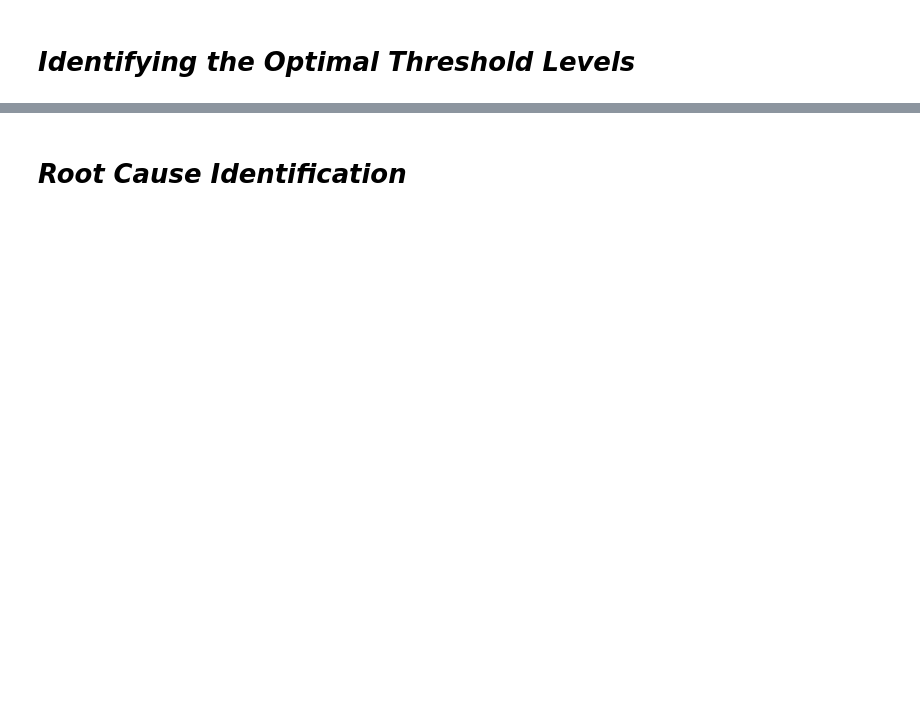
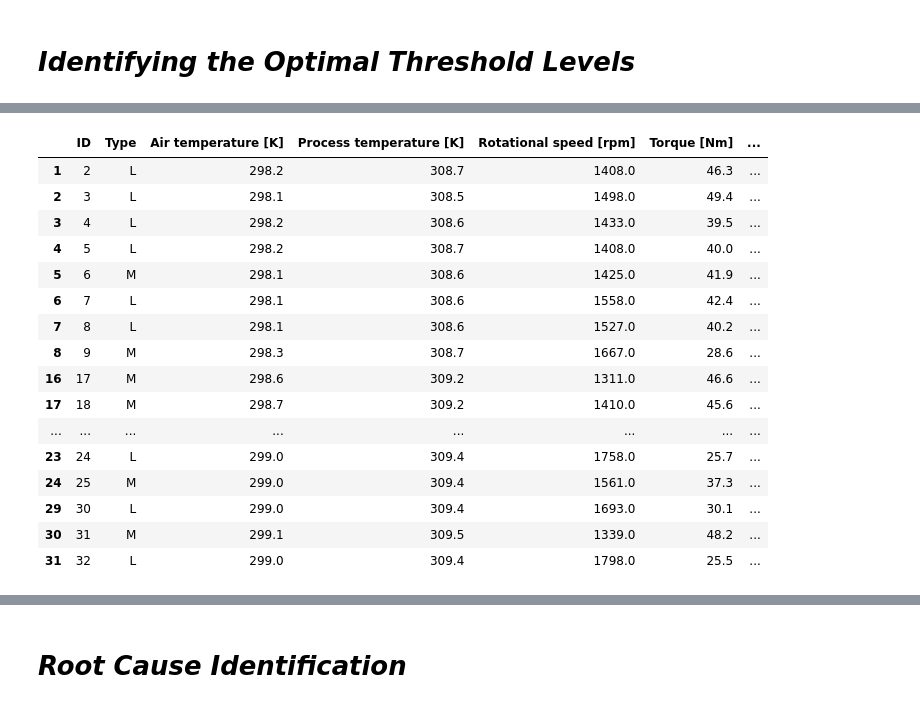
Before and after one commit to AftabUdaipurwala/MLProjects, a Jupyter notebook: Mahindra_Manufacturing_Analytics.ipynb, the cells around one changed output, grey strips where cells are left out. Cells and saved outputs as stored; diff of their text form; code cells hidden in the pictures; blank space fills up the shorter version.

Commit message:
Thresholding Completed for each Variable

```diff
--- a/Mahindra_Manufacturing_Analytics.ipynb
+++ b/Mahindra_Manufacturing_Analytics.ipynb
@@ -955,0 +971,38 @@ df8.shape
+# %%
+# Creating the bins of each of the 3 variable that is Power, Temperature Difference and Tool Wear Mins
+
+
+bins = [2,3,4,5,6,7,8,9,10,11,12]
+labels = [f'{int(i)}-{int(j)}' for i, j in zip(bins[:-1], bins[1:])]
+
+df8['Power bin'] = pd.cut(df8.Power, bins=bins, labels=labels, right=False)
+
+
+bins = [6,7,8,9,10,11,12,13,14]
+labels = [f'{int(i)}-{int(j)}' for i, j in zip(bins[:-1], bins[1:])]
+
+df8['Temp Diff bin'] = pd.cut(df8['Temp Diff'], bins=bins, labels=labels, right=False)
+
+bins = [0,50,100,150,200,250,300]
+labels = [f'{int(i)}-{int(j)}' for i, j in zip(bins[:-1], bins[1:])]
+
+df8['Tool Wear Bin'] = pd.cut(df8['Tool wear [min]'], bins=bins, labels=labels, right=False)
+df8.head(20)
+# %% [output]
+|  | ID | Type | Air temperature [K] | Process temperature [K] | Rotational speed [rpm] | Torque [Nm] | ... |
+| 1 | 2 | L | 298.2 | 308.7 | 1408.0 | 46.3 | ... |
+| 2 | 3 | L | 298.1 | 308.5 | 1498.0 | 49.4 | ... |
+| 3 | 4 | L | 298.2 | 308.6 | 1433.0 | 39.5 | ... |
+| 4 | 5 | L | 298.2 | 308.7 | 1408.0 | 40.0 | ... |
+| 5 | 6 | M | 298.1 | 308.6 | 1425.0 | 41.9 | ... |
+| 6 | 7 | L | 298.1 | 308.6 | 1558.0 | 42.4 | ... |
+| 7 | 8 | L | 298.1 | 308.6 | 1527.0 | 40.2 | ... |
+| 8 | 9 | M | 298.3 | 308.7 | 1667.0 | 28.6 | ... |
+| 16 | 17 | M | 298.6 | 309.2 | 1311.0 | 46.6 | ... |
+| 17 | 18 | M | 298.7 | 309.2 | 1410.0 | 45.6 | ... |
+| ... | ... | ... | ... | ... | ... | ... | ... |
+| 23 | 24 | L | 299.0 | 309.4 | 1758.0 | 25.7 | ... |
+| 24 | 25 | M | 299.0 | 309.4 | 1561.0 | 37.3 | ... |
+| 29 | 30 | L | 299.0 | 309.4 | 1693.0 | 30.1 | ... |
+| 30 | 31 | M | 299.1 | 309.5 | 1339.0 | 48.2 | ... |
+| 31 | 32 | L | 299.0 | 309.4 | 1798.0 | 25.5 | ... |
```
Also changed, not shown: parts of 36 cells of this notebook.
